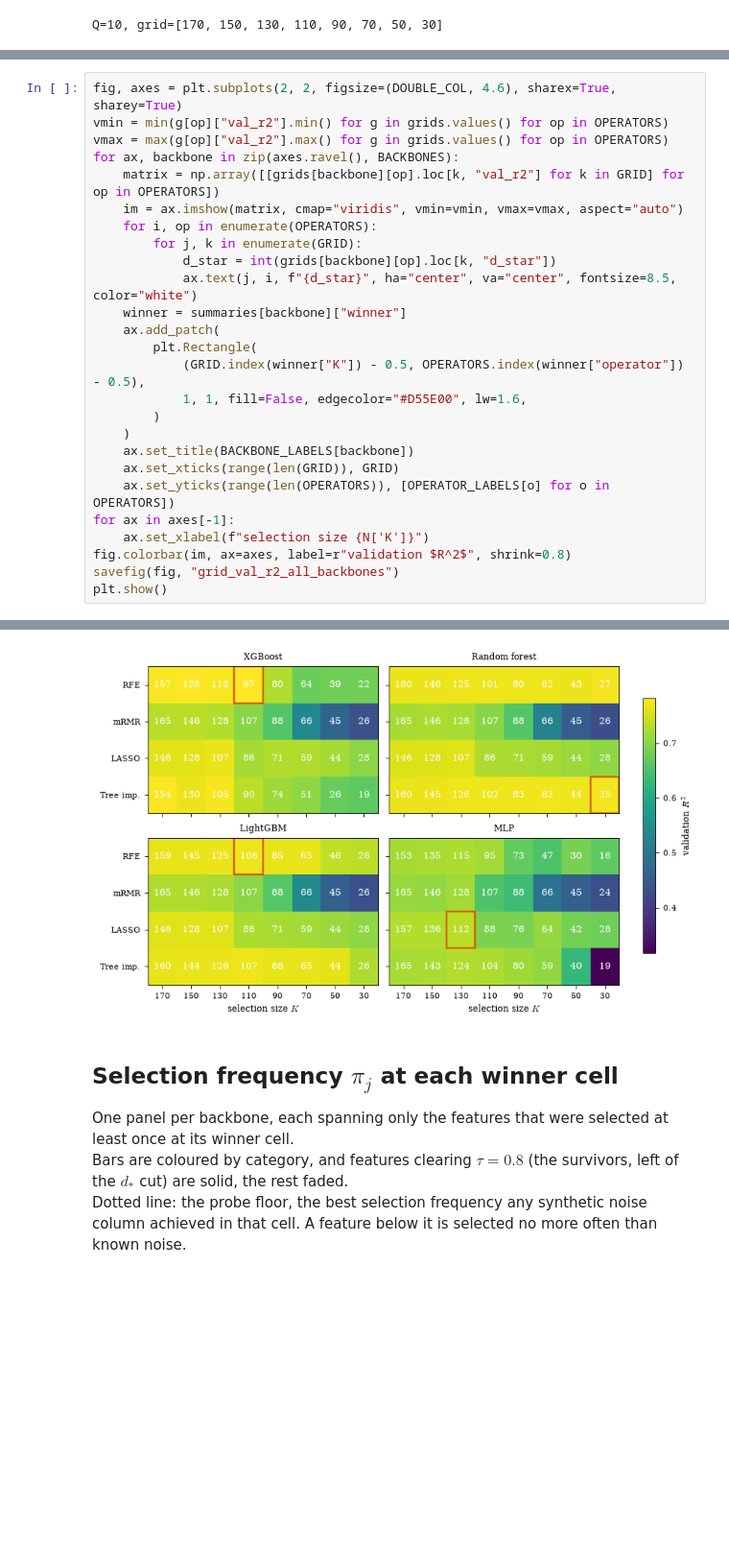
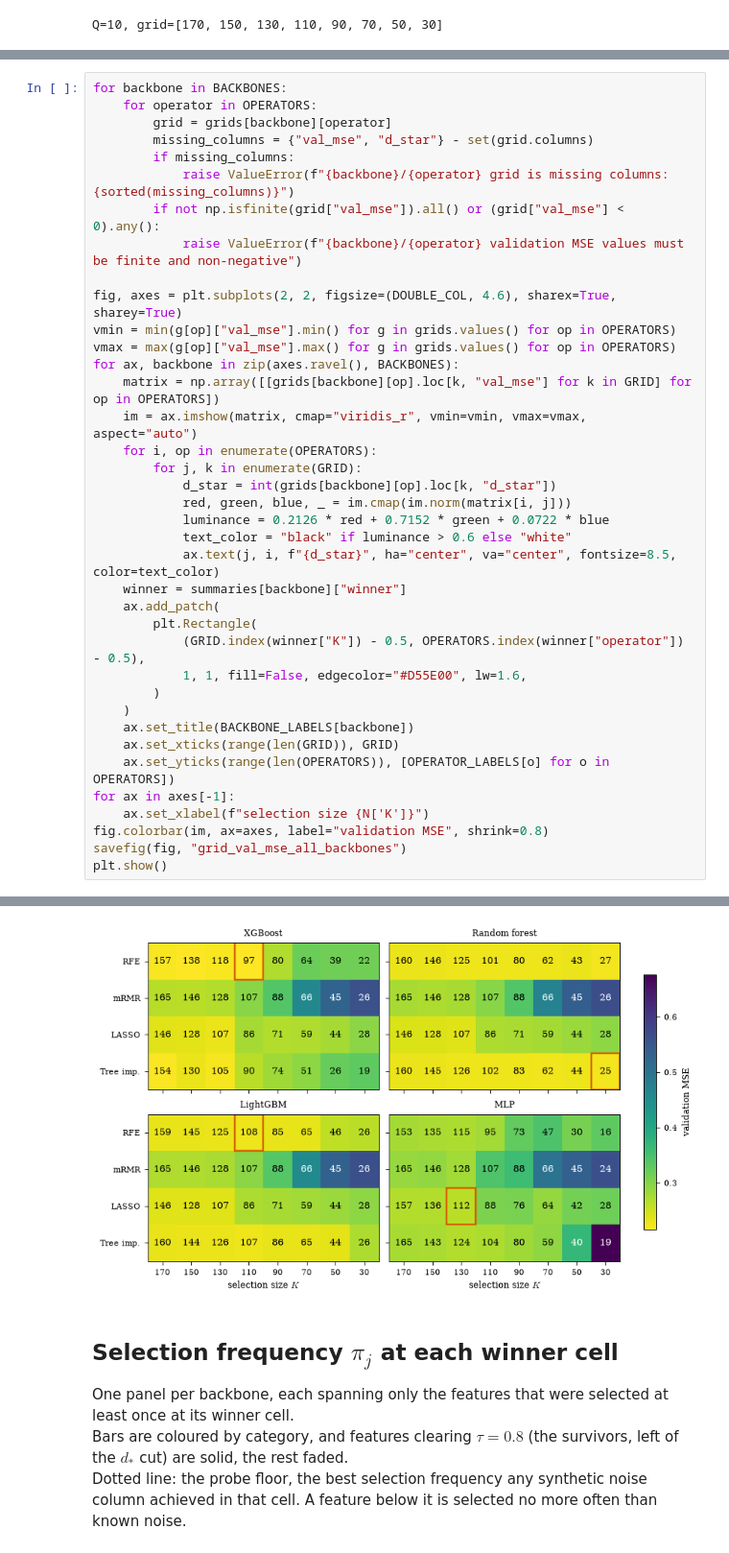
Before and after one commit to LouisTier/xopa, a Jupyter notebook: notebooks/01_feature_selection.ipynb, the cells around one changed output, grey strips where cells are left out. Shown at 96% size. Drawn from its saved outputs; the diff is of its cells as text; blank space fills up the shorter version.

```diff
--- a/notebooks/01_feature_selection.ipynb
+++ b/notebooks/01_feature_selection.ipynb
@@ -57,15 +57,27 @@ Cell colour is validation $R^2$, annotation is $d_*$ (survivors at $\tau=0.8$).
 The boxed cell is the selected winner.
 # %%
+for backbone in BACKBONES:
+    for operator in OPERATORS:
+        grid = grids[backbone][operator]
+        missing_columns = {"val_mse", "d_star"} - set(grid.columns)
+        if missing_columns:
+            raise ValueError(f"{backbone}/{operator} grid is missing columns: {sorted(missing_columns)}")
+        if not np.isfinite(grid["val_mse"]).all() or (grid["val_mse"] < 0).any():
+            raise ValueError(f"{backbone}/{operator} validation MSE values must be finite and non-negative")
+
 fig, axes = plt.subplots(2, 2, figsize=(DOUBLE_COL, 4.6), sharex=True, sharey=True)
-vmin = min(g[op]["val_r2"].min() for g in grids.values() for op in OPERATORS)
-vmax = max(g[op]["val_r2"].max() for g in grids.values() for op in OPERATORS)
+vmin = min(g[op]["val_mse"].min() for g in grids.values() for op in OPERATORS)
+vmax = max(g[op]["val_mse"].max() for g in grids.values() for op in OPERATORS)
 for ax, backbone in zip(axes.ravel(), BACKBONES):
-    matrix = np.array([[grids[backbone][op].loc[k, "val_r2"] for k in GRID] for op in OPERATORS])
-    im = ax.imshow(matrix, cmap="viridis", vmin=vmin, vmax=vmax, aspect="auto")
+    matrix = np.array([[grids[backbone][op].loc[k, "val_mse"] for k in GRID] for op in OPERATORS])
+    im = ax.imshow(matrix, cmap="viridis_r", vmin=vmin, vmax=vmax, aspect="auto")
     for i, op in enumerate(OPERATORS):
         for j, k in enumerate(GRID):
             d_star = int(grids[backbone][op].loc[k, "d_star"])
-            ax.text(j, i, f"{d_star}", ha="center", va="center", fontsize=8.5, color="white")
+            red, green, blue, _ = im.cmap(im.norm(matrix[i, j]))
+            luminance = 0.2126 * red + 0.7152 * green + 0.0722 * blue
+            text_color = "black" if luminance > 0.6 else "white"
+            ax.text(j, i, f"{d_star}", ha="center", va="center", fontsize=8.5, color=text_color)
     winner = summaries[backbone]["winner"]
     ax.add_patch(
         plt.Rectangle(
@@ -78,7 +90,7 @@ for ax, backbone in zip(axes.ravel(), BACKBONES):
     ax.set_yticks(range(len(OPERATORS)), [OPERATOR_LABELS[o] for o in OPERATORS])
 for ax in axes[-1]:
     ax.set_xlabel(f"selection size {N['K']}")
-fig.colorbar(im, ax=axes, label=r"validation $R^2$", shrink=0.8)
-savefig(fig, "grid_val_r2_all_backbones")
+fig.colorbar(im, ax=axes, label="validation MSE", shrink=0.8)
+savefig(fig, "grid_val_mse_all_backbones")
 plt.show()
 # %% [output]
@@ -86,4 +98,4 @@ saved: /Users/berthier/Development/PhD/xopa/results/notebook-figures/01_feature_
-[figure, old version]
+[figure, new version]
 # %% [markdown]
 ## Selection frequency $\pi_j$ at each winner cell
 
```
Also changed, not shown: parts of 2 cells of this notebook, 3 other files.
